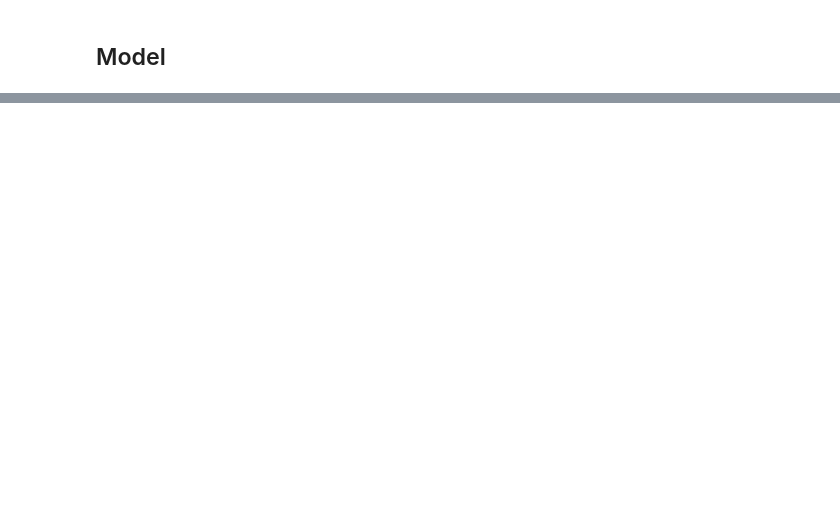
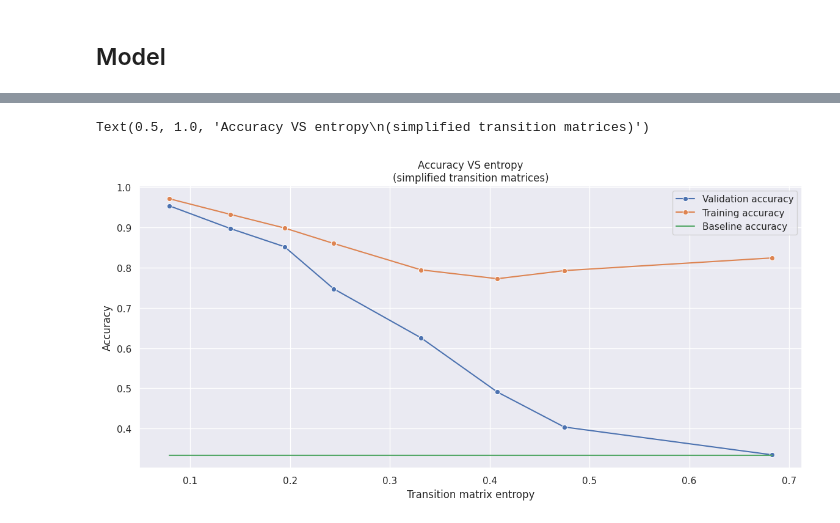
Before and after one commit to emanuele-moscato/tree-language, a Jupyter notebook: notebooks/nn_test.ipynb, the cells around one changed output, grey strips where cells are left out. Cells and saved outputs as stored; diff of their text form; code cells hidden in the pictures; blank space fills up the shorter version.

Commit message:
Experiment with different transition matrices

```diff
--- a/notebooks/nn_test.ipynb
+++ b/notebooks/nn_test.ipynb
@@ -32,6 +35,9 @@ The autoreload extension is already loaded. To reload it, use:
   %reload_ext autoreload
 # %% [markdown]
 ## Generate dataset
+# %%
+DATA_DIR = '../data/'
+EXPERIMENT_CATALOG_PATH = '../data/experiment_catalog.csv'
 # %%
 n_samples = 10000
 k = 5
@@ -231,0 +340,32 @@ logger.info(f'Test accuracy: {test_accuracy} (baseline: {baseline_accuracy})')
+# %%
+fig = plt.figure(figsize=(14, 6))
+
+matrix_type = 'simplified'
+
+sns.lineplot(
+    x=experiment_catalog[experiment_catalog['matrix_type'] == matrix_type].sort_values(by='matrix_entropy', ascending=True)['matrix_entropy'],
+    y=experiment_catalog[experiment_catalog['matrix_type'] == matrix_type].sort_values(by='matrix_entropy', ascending=True)['final_val_accuracy'],
+    label='Validation accuracy',
+    marker='o'
+)
+
+sns.lineplot(
+    x=experiment_catalog[experiment_catalog['matrix_type'] == matrix_type].sort_values(by='matrix_entropy', ascending=True)['matrix_entropy'],
+    y=experiment_catalog[experiment_catalog['matrix_type'] == matrix_type].sort_values(by='matrix_entropy', ascending=True)['final_train_accuracy'],
+    label='Training accuracy',
+    marker='o'
+)
+
+sns.lineplot(
+    x=experiment_catalog[experiment_catalog['matrix_type'] == matrix_type].sort_values(by='matrix_entropy', ascending=True)['matrix_entropy'],
+    y=experiment_catalog[experiment_catalog['matrix_type'] == matrix_type].sort_values(by='matrix_entropy', ascending=True)['baseline_accuracy'],
+    label='Baseline accuracy'
+)
+
+plt.legend()
+plt.xlabel('Transition matrix entropy')
+plt.ylabel('Accuracy')
+plt.title('Accuracy VS entropy\n(simplified transition matrices)')
+# %% [output]
+Text(0.5, 1.0, 'Accuracy VS entropy\n(simplified transition matrices)')
+[figure, added]
```
Also changed, not shown: parts of 16 cells of this notebook, 5 other files.
